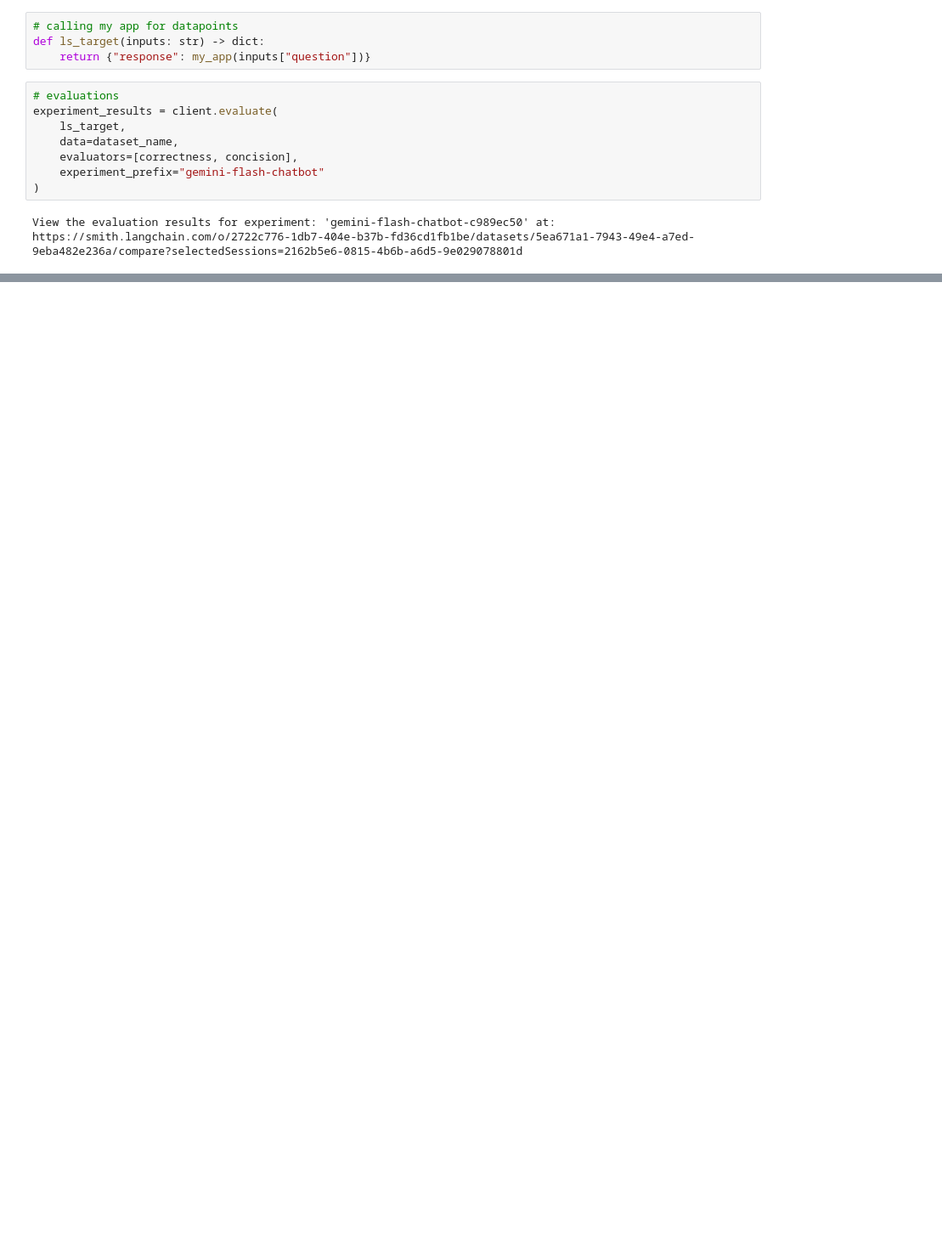
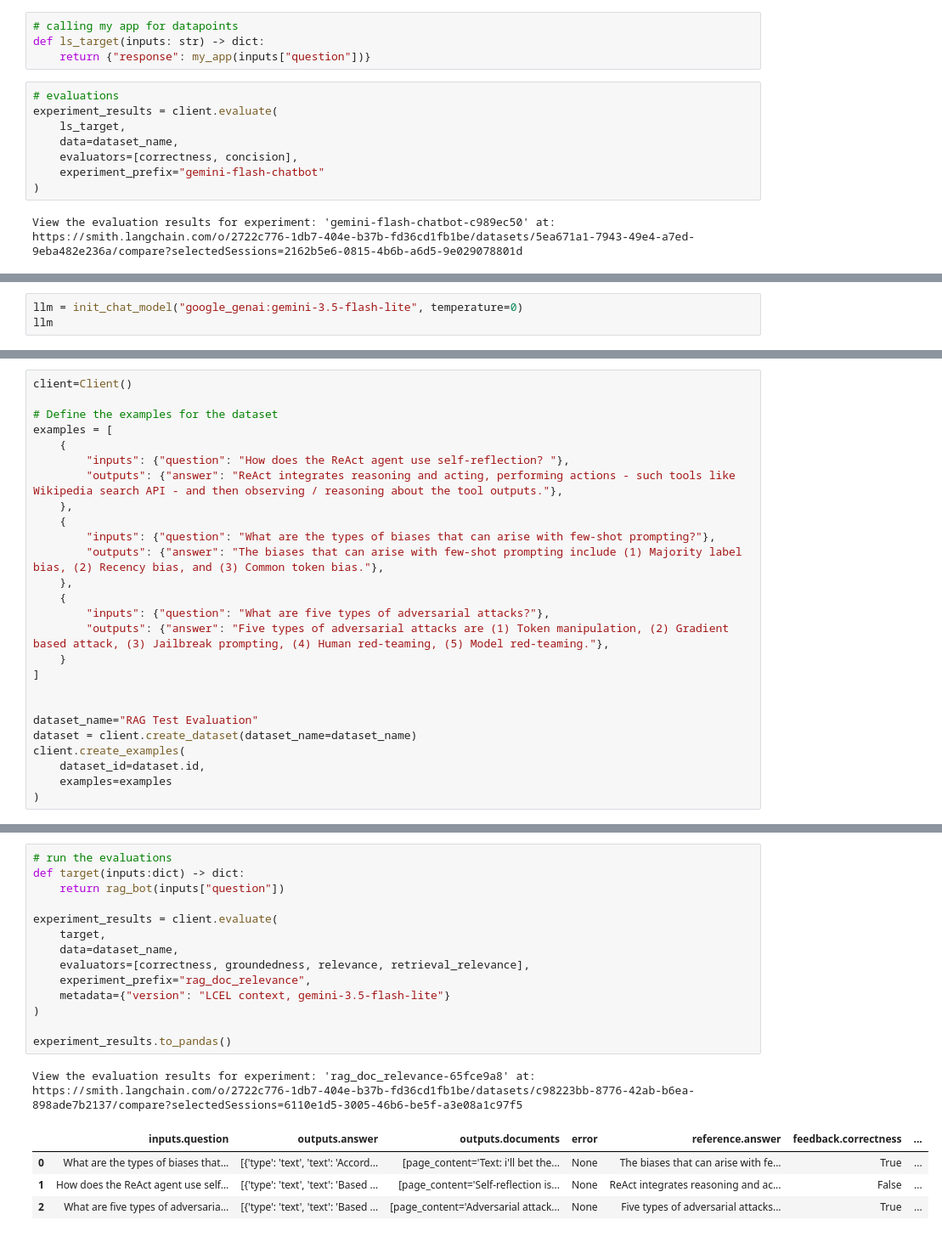
Before and after one commit to GGTuran/RAG, a Jupyter notebook: notebook/evaluation.ipynb, the cells around one changed output, grey strips where cells are left out. Shown at 85% size. Cells and saved outputs as stored; diff of their text form; blank space fills up the shorter version.

Commit message:
rag evaluation

```diff
--- a/notebook/evaluation.ipynb
+++ b/notebook/evaluation.ipynb
@@ -173,0 +155,3 @@ https://smith.langchain.com/o/2722c776-1db7-404e-b37b-fd36cd1fb1be/datasets/5ea6
+# %%
+llm = init_chat_model("google_genai:gemini-3.5-flash-lite", temperature=0)
+llm
@@ -173,0 +187,26 @@ https://smith.langchain.com/o/2722c776-1db7-404e-b37b-fd36cd1fb1be/datasets/5ea6
+# %%
+client=Client()
+
+# Define the examples for the dataset
+examples = [
+    {
+        "inputs": {"question": "How does the ReAct agent use self-reflection? "},
+        "outputs": {"answer": "ReAct integrates reasoning and acting, performing actions - such tools like Wikipedia search API - and then observing / reasoning about the tool outputs."},
+    },
+    {
+        "inputs": {"question": "What are the types of biases that can arise with few-shot prompting?"},
+        "outputs": {"answer": "The biases that can arise with few-shot prompting include (1) Majority label bias, (2) Recency bias, and (3) Common token bias."},
+    },
+    {
+        "inputs": {"question": "What are five types of adversarial attacks?"},
+        "outputs": {"answer": "Five types of adversarial attacks are (1) Token manipulation, (2) Gradient based attack, (3) Jailbreak prompting, (4) Human red-teaming, (5) Model red-teaming."},
+    }
+]
+
+
+dataset_name="RAG Test Evaluation"
+dataset = client.create_dataset(dataset_name=dataset_name)
+client.create_examples(
+    dataset_id=dataset.id,
+    examples=examples
+)
@@ -173,0 +370,21 @@ https://smith.langchain.com/o/2722c776-1db7-404e-b37b-fd36cd1fb1be/datasets/5ea6
+# %%
+# run the evaluations
+def target(inputs:dict) -> dict:
+    return rag_bot(inputs["question"])
+
+experiment_results = client.evaluate(
+    target,
+    data=dataset_name,
+    evaluators=[correctness, groundedness, relevance, retrieval_relevance],
+    experiment_prefix="rag_doc_relevance",
+    metadata={"version": "LCEL context, gemini-3.5-flash-lite"}
+)
+
+experiment_results.to_pandas()
+# %% [output]
+View the evaluation results for experiment: 'rag_doc_relevance-65fce9a8' at:
+https://smith.langchain.com/o/2722c776-1db7-404e-b37b-fd36cd1fb1be/datasets/c98223bb-8776-42ab-b6ea-898ade7b2137/compare?selectedSessions=6110e1d5-3005-46b6-be5f-a3e08a1c97f5
+|  | inputs.question | outputs.answer | outputs.documents | error | reference.answer | feedback.correctness | ... |
+| 0 | What are the types of biases that... | [{'type': 'text', 'text': 'Accord... | [page_content='Text: i'll bet the... | None | The biases that can arise with fe... | True | ... |
+| 1 | How does the ReAct agent use self... | [{'type': 'text', 'text': 'Based ... | [page_content='Self-reflection is... | None | ReAct integrates reasoning and ac... | False | ... |
+| 2 | What are five types of adversaria... | [{'type': 'text', 'text': 'Based ... | [page_content='Adversarial attack... | None | Five types of adversarial attacks... | True | ... |
```
Also changed, not shown: parts of 17 cells of this notebook, 2 other files.
